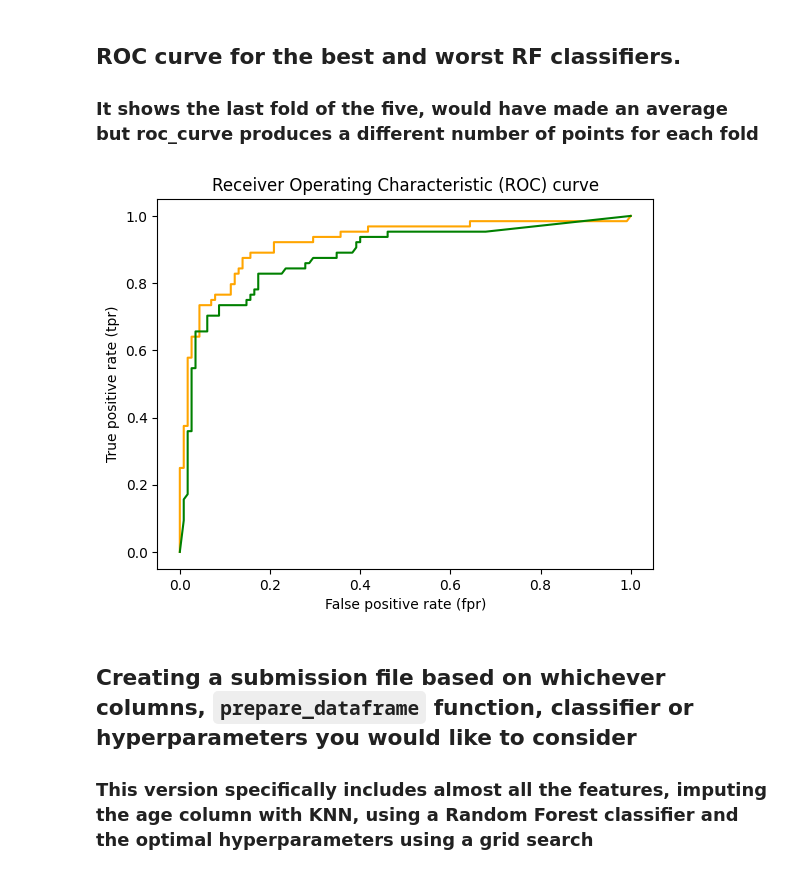
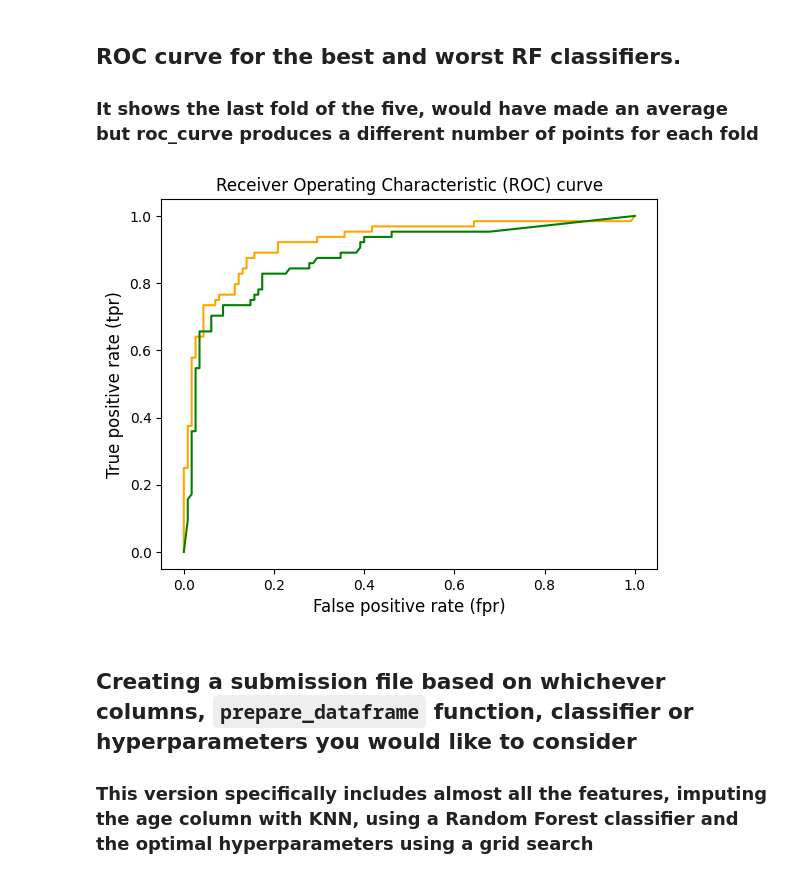
Before and after one commit to lnsayer/kaggle-projects, a Jupyter notebook: final-titanic-notebook.ipynb, the cells around one changed output. Drawn from its saved outputs; the diff is of its cells as text; code cells hidden in the pictures.

```diff
--- a/final-titanic-notebook.ipynb
+++ b/final-titanic-notebook.ipynb
@@ -688,13 +688,13 @@ worst_fpr, worst_tpr, worst_thresholds = roc_curve(cross_val_dataframes[3].value
 # %%
 # Plotting the ROC curves fo rhte best and worst classifiers
 plt.plot(best_fpr, best_tpr, color='orange', label='ROC')
 plt.plot(worst_fpr, worst_tpr, color='green', label='ROC')
-plt.xlabel('False positive rate (fpr)')
-plt.ylabel('True positive rate (tpr)')
+plt.xlabel('False positive rate (fpr)', size=12)
+plt.ylabel('True positive rate (tpr)', size=12)
 plt.title('Receiver Operating Characteristic (ROC) curve')
 plt.show()
 # %% [output]
-[figure, old version]
+[figure, new version]
 # %% [markdown]
 ## Creating a submission file based on whichever columns, `prepare_dataframe` function, classifier or hyperparameters you would like to consider
 ### This version specifically includes almost all the features, imputing the age column with KNN, using a Random Forest classifier and the optimal hyperparameters using a grid search
```
Also changed, not shown: parts of 1 cell of this notebook.
